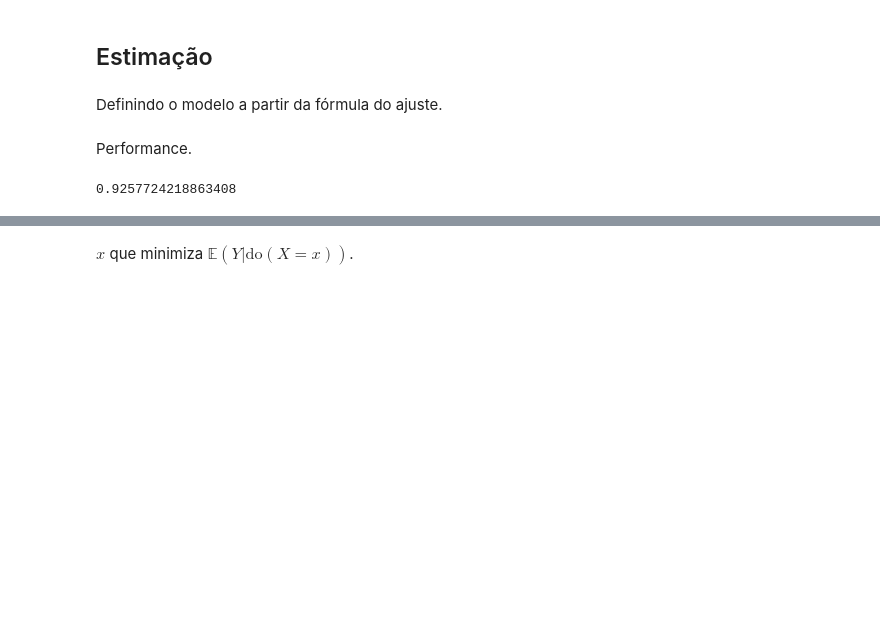
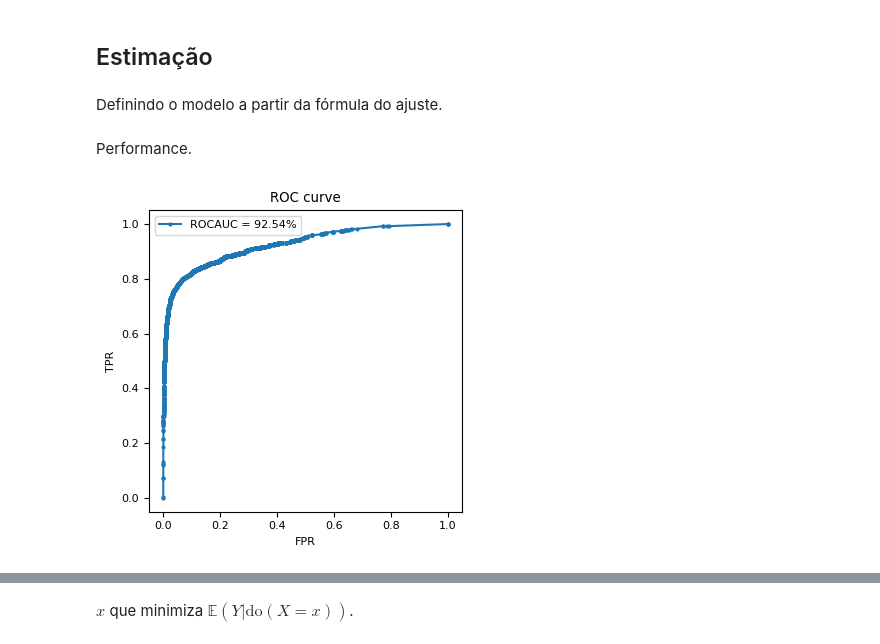
Before and after one commit to vitaliset/projetos-de-estudo, a Jupyter notebook: Causal Inference Exercises/tratamento_continuo.ipynb, the cells around one changed output, grey strips where cells are left out. Saved outputs shown, nothing was run; the diff lists cells and outputs as text; code cells hidden in the pictures; blank space fills up the shorter version.

```diff
--- a/Causal Inference Exercises/tratamento_continuo.ipynb
+++ b/Causal Inference Exercises/tratamento_continuo.ipynb
@@ -198,8 +205,17 @@ model = make_pipeline(
 # %% [markdown]
 Performance.
 # %%
-from sklearn.metrics import roc_auc_score
+from sklearn.metrics import roc_auc_score, roc_curve
 
-roc_auc_score(y_test, model.predict_proba(XZ_test)[:, 1])
+roc = roc_auc_score(y_test, model.predict_proba(XZ_test)[:, 1]).round(4) * 100
+fpr, tpr, thresholds = roc_curve(y_test, model.predict_proba(XZ_test)[:, 1])
+
+fig, ax = plt.subplots(figsize=(3.8, 3.8))
+ax.plot(fpr, tpr, marker="o", markersize=2, label=f"ROCAUC = {roc}%")
+ax.set_xlabel("FPR")
+ax.set_ylabel("TPR")
+ax.set_title("ROC curve")
+ax.legend()
+plt.tight_layout()
 # %% [output]
-0.9257724218863408
+[figure, added]
```
Also changed, not shown: parts of 19 cells of this notebook.
